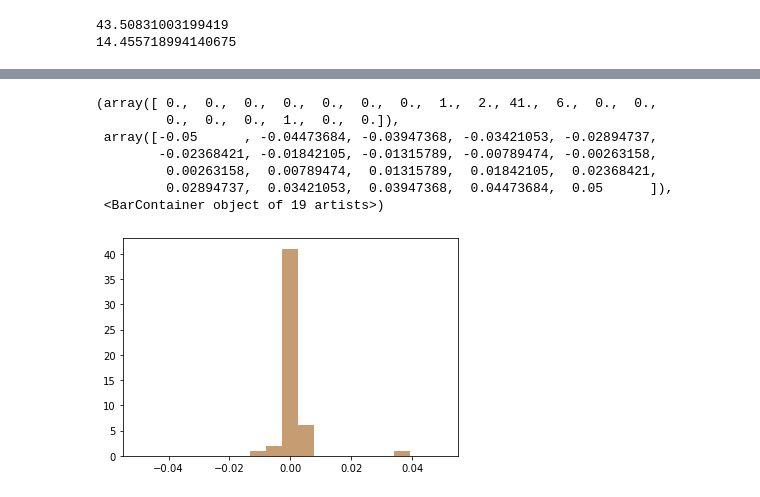
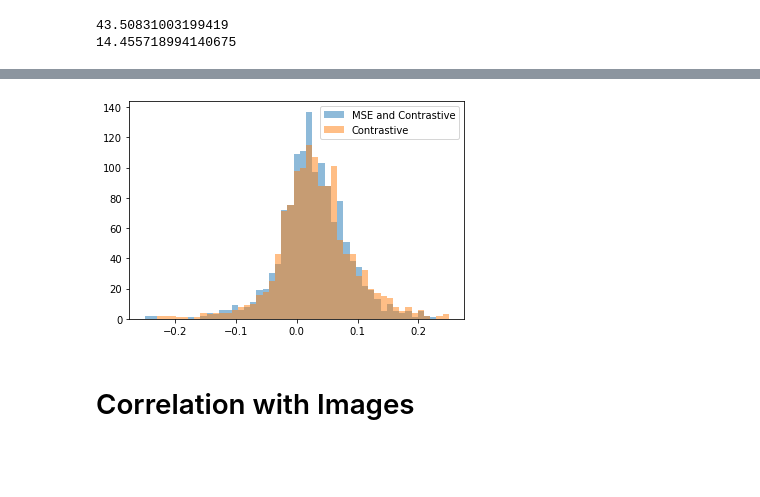
Before and after one commit to Holstrup/PlaceRecognition, a Jupyter notebook: notebooks/Correlation Plots.ipynb, the cells around one changed output, grey strips where cells are left out. Saved outputs shown, nothing was run; the diff lists cells and outputs as text; code cells hidden in the pictures; blank space fills up the shorter version.

```diff
--- a/notebooks/Correlation Plots.ipynb
+++ b/notebooks/Correlation Plots.ipynb
@@ -398,20 +398,18 @@ for i in range(4):
 # %%
-coefficients2 = []
+coefficients1 = []
 for i in range(len(gps)):
     filtered_gps = gps[i][gps[i] != 0]
-    filtered_emb = emb[i][gps[i] != 0]
-    reg, _ = linear_regression_predict(filtered_gps, filtered_emb)
-    coefficients2.append(reg.coef_[0][0])
+    filtered_emb = emb[i][gps[i] != 0] * 35
+    if len(filtered_gps) > 2:
+        reg, _ = linear_regression_predict(filtered_gps, filtered_emb)
+        coefficients1.append(reg.coef_[0][0])
-# %%
-bins_list = np.linspace(-0.05, 0.05, num=20)
-plt.hist(coefficients2, alpha=0.5, label='Epoch 100', bins=bins_list)
-plt.hist(coefficients, alpha=0.5, label='Epoch 100', bins=bins_list)
-# %% [output]
-(array([ 0.,  0.,  0.,  0.,  0.,  0.,  0.,  1.,  2., 41.,  6.,  0.,  0.,
-         0.,  0.,  0.,  1.,  0.,  0.]),
- array([-0.05      , -0.04473684, -0.03947368, -0.03421053, -0.02894737,
-        -0.02368421, -0.01842105, -0.01315789, -0.00789474, -0.00263158,
-         0.00263158,  0.00789474,  0.01315789,  0.01842105,  0.02368421,
-         0.02894737,  0.03421053,  0.03947368,  0.04473684,  0.05      ]),
- <BarContainer object of 19 artists>)
-[figure, removed]
+# %%
+bins_list = np.linspace(-0.25, 0.25, num=50)
+plt.hist(coefficients, alpha=0.5, bins=bins_list, label='MSE and Contrastive')
+plt.hist(coefficients1, alpha=0.5, bins=bins_list, label='Contrastive')
+plt.legend()
+plt.show()
+# %% [output]
+[figure, added]
+# %% [markdown]
+# Correlation with Images
```
Also changed, not shown: parts of 13 cells of this notebook, 1 other file.
